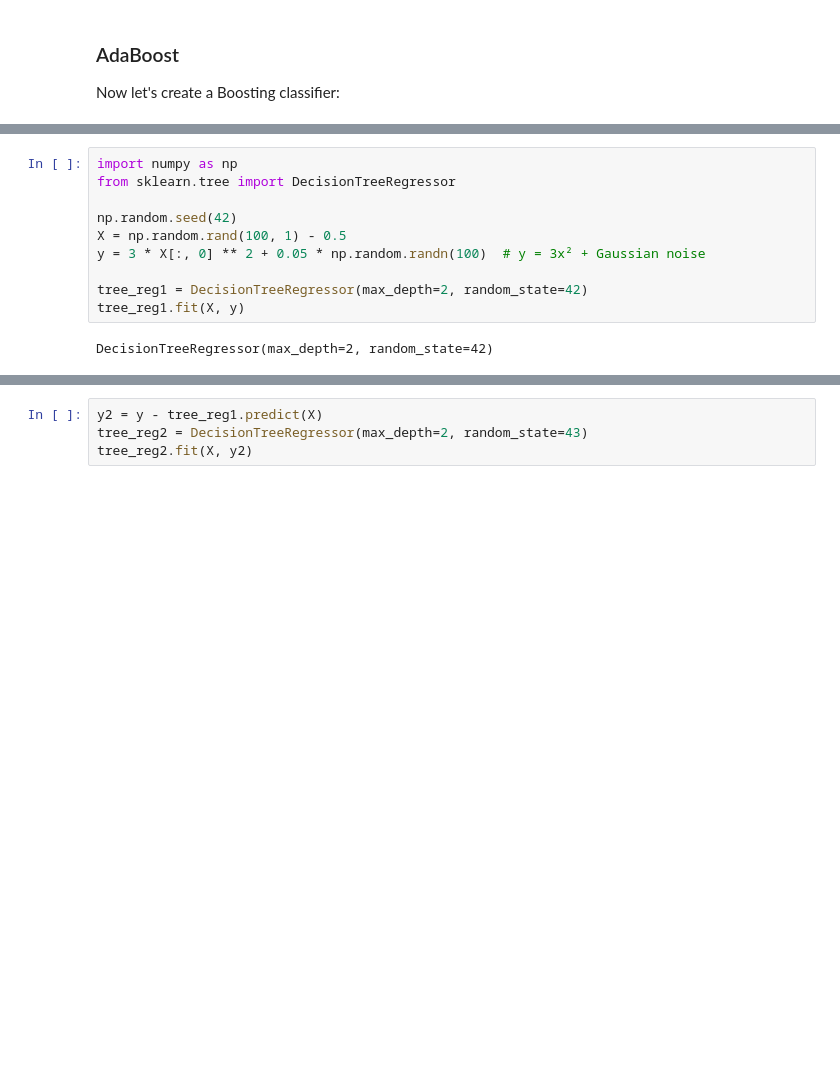
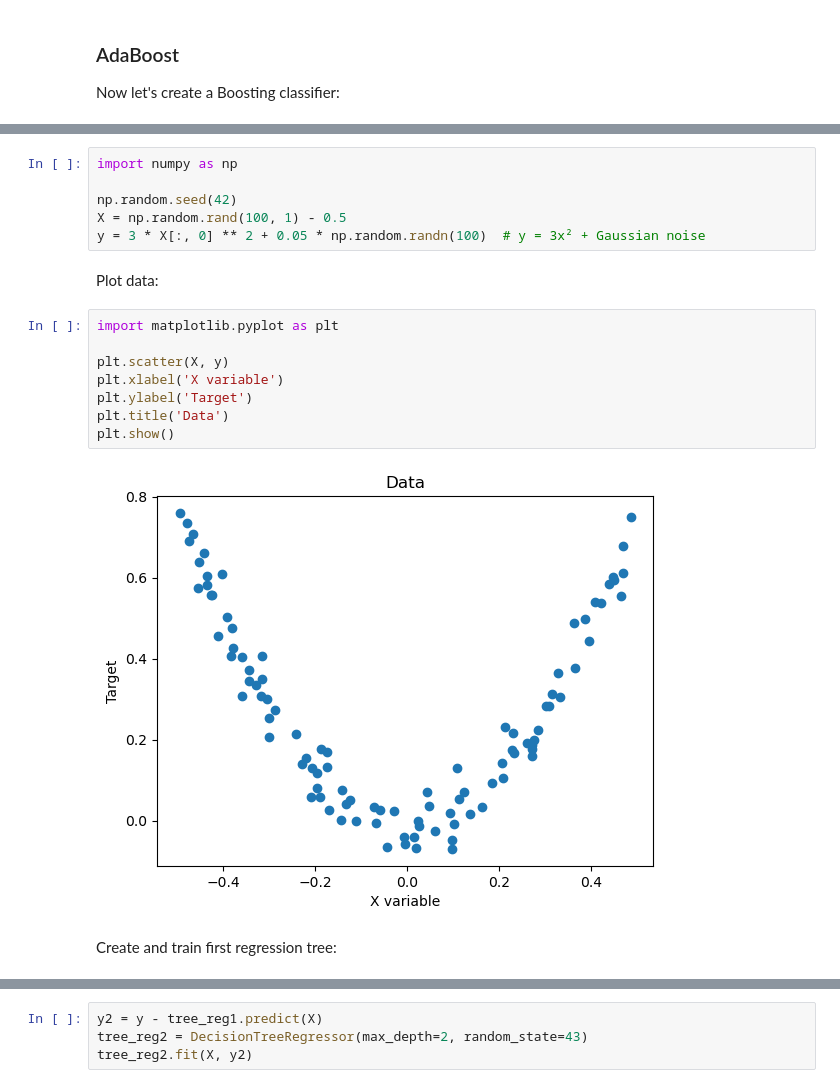
Before and after one commit to mdr-datascience/edu-repo, a Jupyter notebook: Python_TreesEnsembles/tutorial-ensembles.ipynb, the cells around one changed output, grey strips where cells are left out. Drawn from its saved outputs; the diff is of its cells as text; blank space fills up the shorter version.

```diff
--- a/Python_TreesEnsembles/tutorial-ensembles.ipynb
+++ b/Python_TreesEnsembles/tutorial-ensembles.ipynb
@@ -198,12 +211,20 @@ AdaBoostClassifier(estimator=DecisionTreeClassifier(max_depth=1),
 # %%
 import numpy as np
-from sklearn.tree import DecisionTreeRegressor
 
 np.random.seed(42)
 X = np.random.rand(100, 1) - 0.5
 y = 3 * X[:, 0] ** 2 + 0.05 * np.random.randn(100)  # y = 3x² + Gaussian noise
-
-tree_reg1 = DecisionTreeRegressor(max_depth=2, random_state=42)
-tree_reg1.fit(X, y)
-# %% [output]
-DecisionTreeRegressor(max_depth=2, random_state=42)
+# %% [markdown]
+Plot data:
+# %%
+import matplotlib.pyplot as plt
+
+plt.scatter(X, y)
+plt.xlabel('X variable')
+plt.ylabel('Target')
+plt.title('Data')
+plt.show()
+# %% [output]
+[figure, added]
+# %% [markdown]
+Create and train first regression tree:
```
Also changed, not shown: parts of 19 cells of this notebook.
